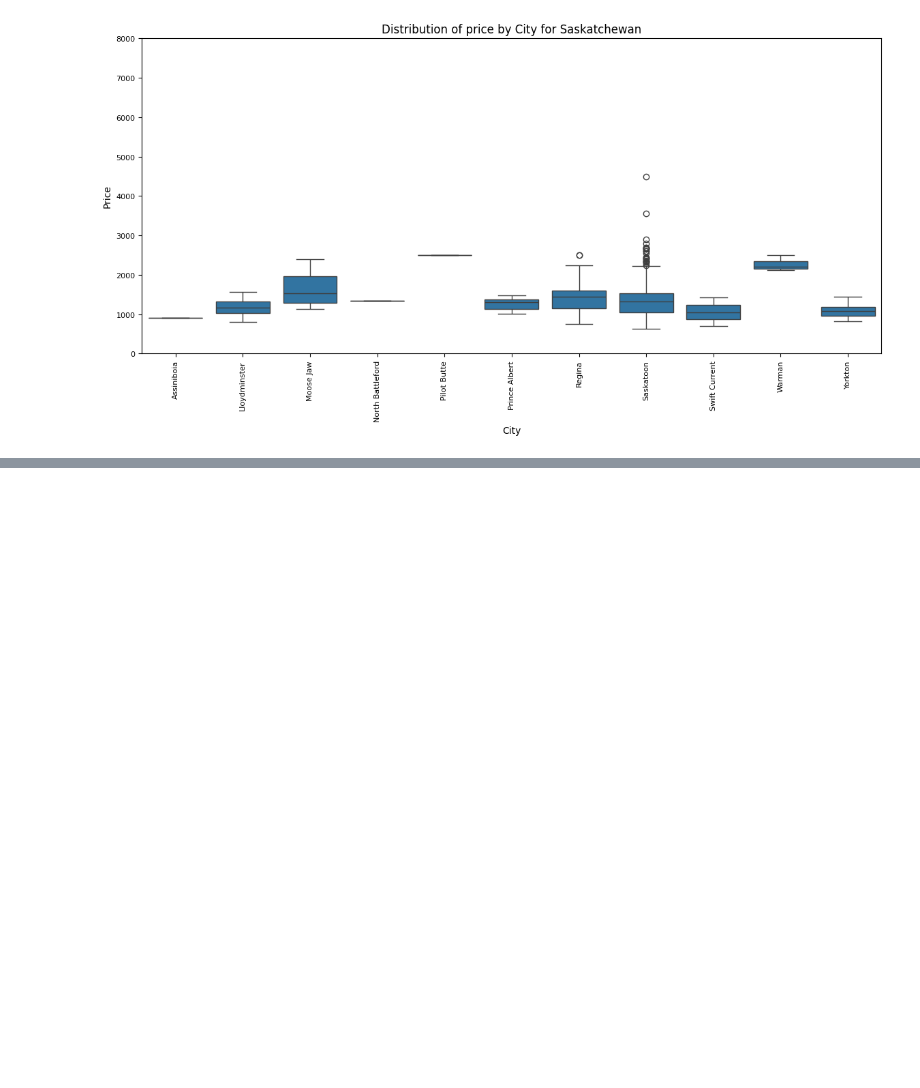
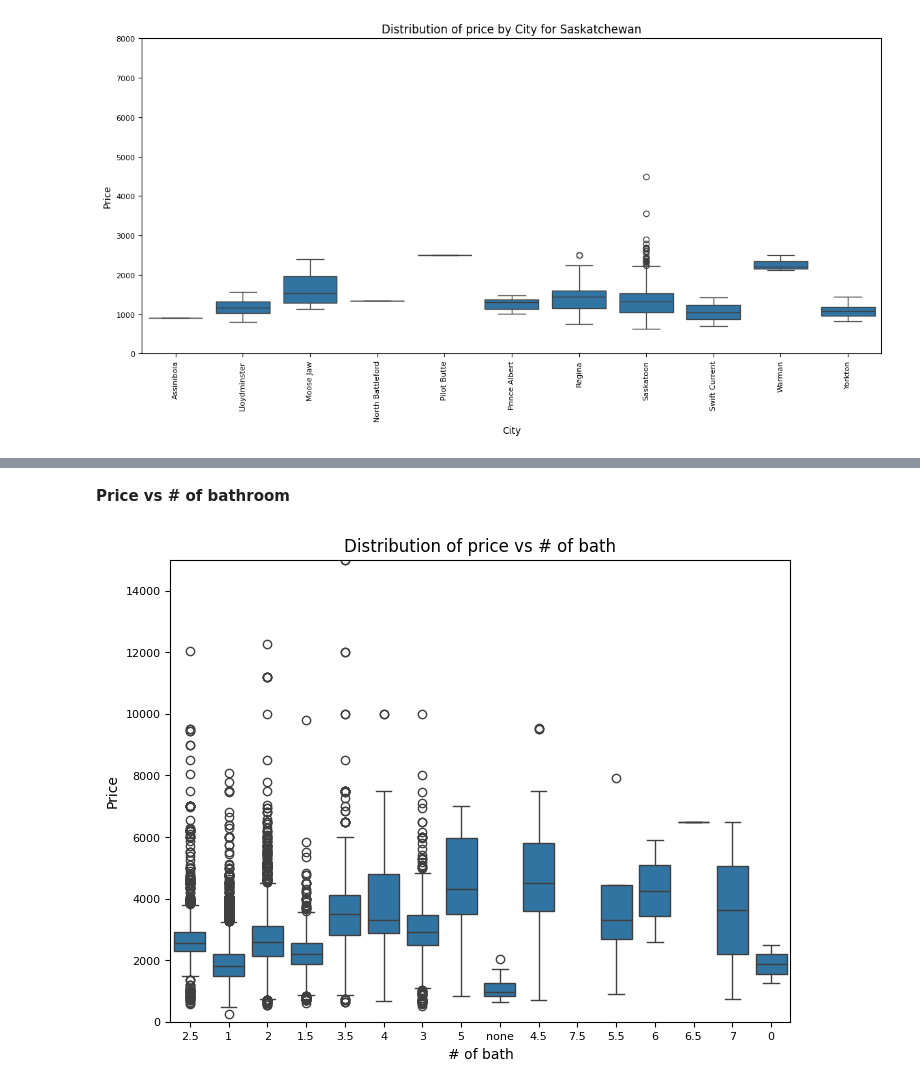
Before and after one commit to ABF-QC/Module2_Project1, a Jupyter notebook: Notebook/Data_Analysis.ipynb, the cells around one changed output, grey strips where cells are left out. Cells and saved outputs as stored; diff of their text form; code cells hidden in the pictures; blank space fills up the shorter version.

```diff
--- a/Notebook/Data_Analysis.ipynb
+++ b/Notebook/Data_Analysis.ipynb
@@ -475,0 +539,24 @@ rent_df[['cats','dogs']].copy()
+# %% [markdown]
+**Price vs # of bathroom**
+# %%
+plt.figure(figsize = (8,6))
+
+ax = sns.boxplot(data=rent_df, x="baths", y="price")
+
+# Add Title
+ax.set_title(f'Distribution of price vs # of bath')
+
+# Adjust the ticks label size
+ax.tick_params(axis='x', labelsize = 8)
+ax.tick_params(axis='y', labelsize = 8)
+
+# Set the axis labels
+ax.set_xlabel('# of bath',fontsize = 10)
+ax.set_ylabel('Price',fontsize = 10)
+
+# Zooming in to removed outliers
+ax.set_ylim(0, 15000)
+
+plt.show()
+# %% [output]
+[figure, added]
```
Also changed, not shown: parts of 6 cells of this notebook, 2 other files.
